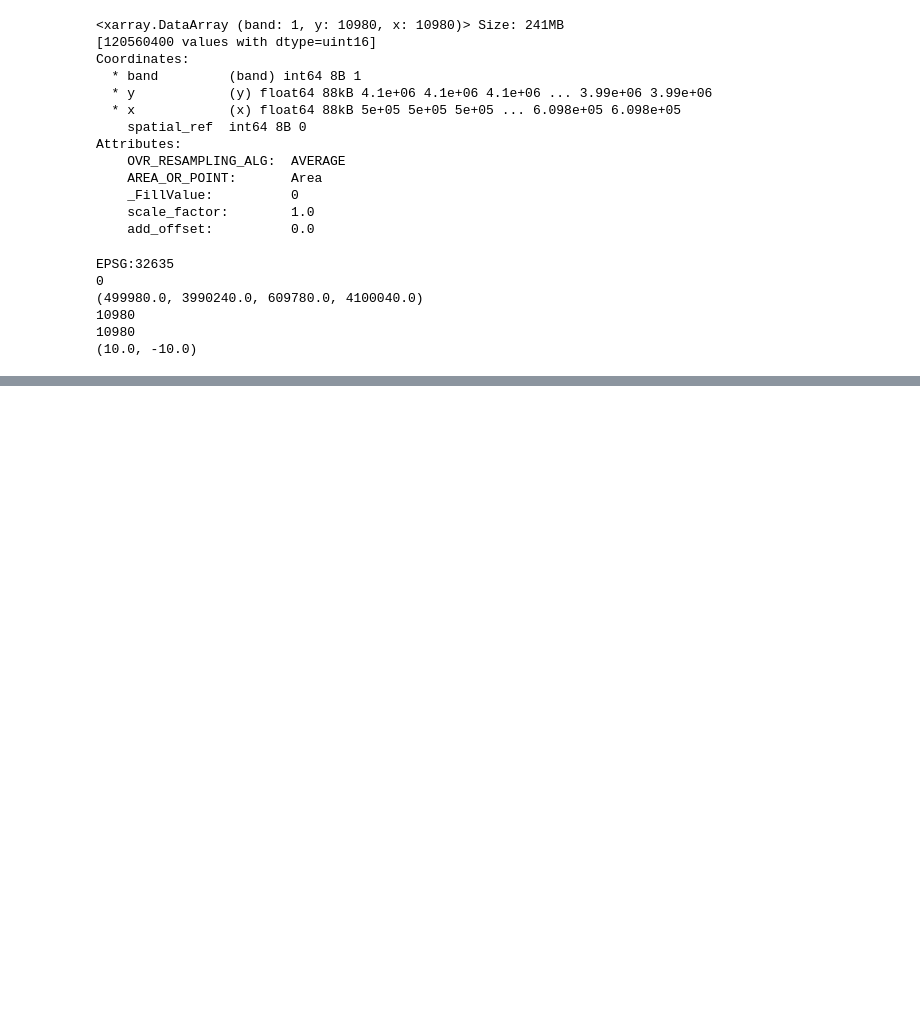
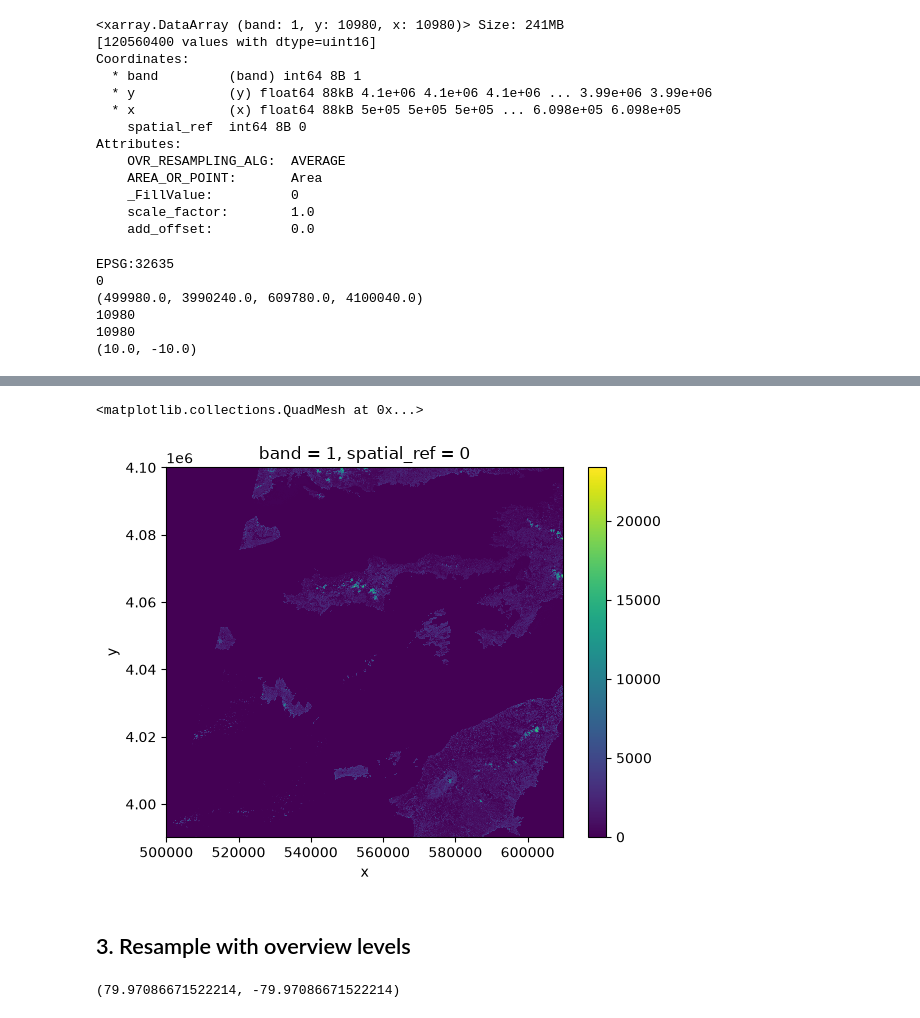
Before and after one commit to Dhruv-Kapri/rhodes-wildfire-analysis, a Jupyter notebook: notebooks/03_open_local_raster.ipynb, the cells around one changed output, grey strips where cells are left out. Cells and saved outputs as stored; diff of their text form; code cells hidden in the pictures; blank space fills up the shorter version.

```diff
--- a/notebooks/03_open_local_raster.ipynb
+++ b/notebooks/03_open_local_raster.ipynb
@@ -37,0 +53,12 @@ NameError: name 'rhodes_red' is not defined
+# %%
+rhodes_red.plot()
+# %% [output]
+<matplotlib.collections.QuadMesh at 0x...>
+[figure, added]
+# %% [markdown]
+## 3. Resample with overview levels
+# %%
+rhodes_red_80 = rioxarray.open_rasterio("../data/sentinel2/red.tif", overview_level=2)
+print(rhodes_red_80.rio.resolution())
+# %% [output]
+(79.97086671522214, -79.97086671522214)
```
Also changed, not shown: parts of 28 cells of this notebook, 2 other files.
